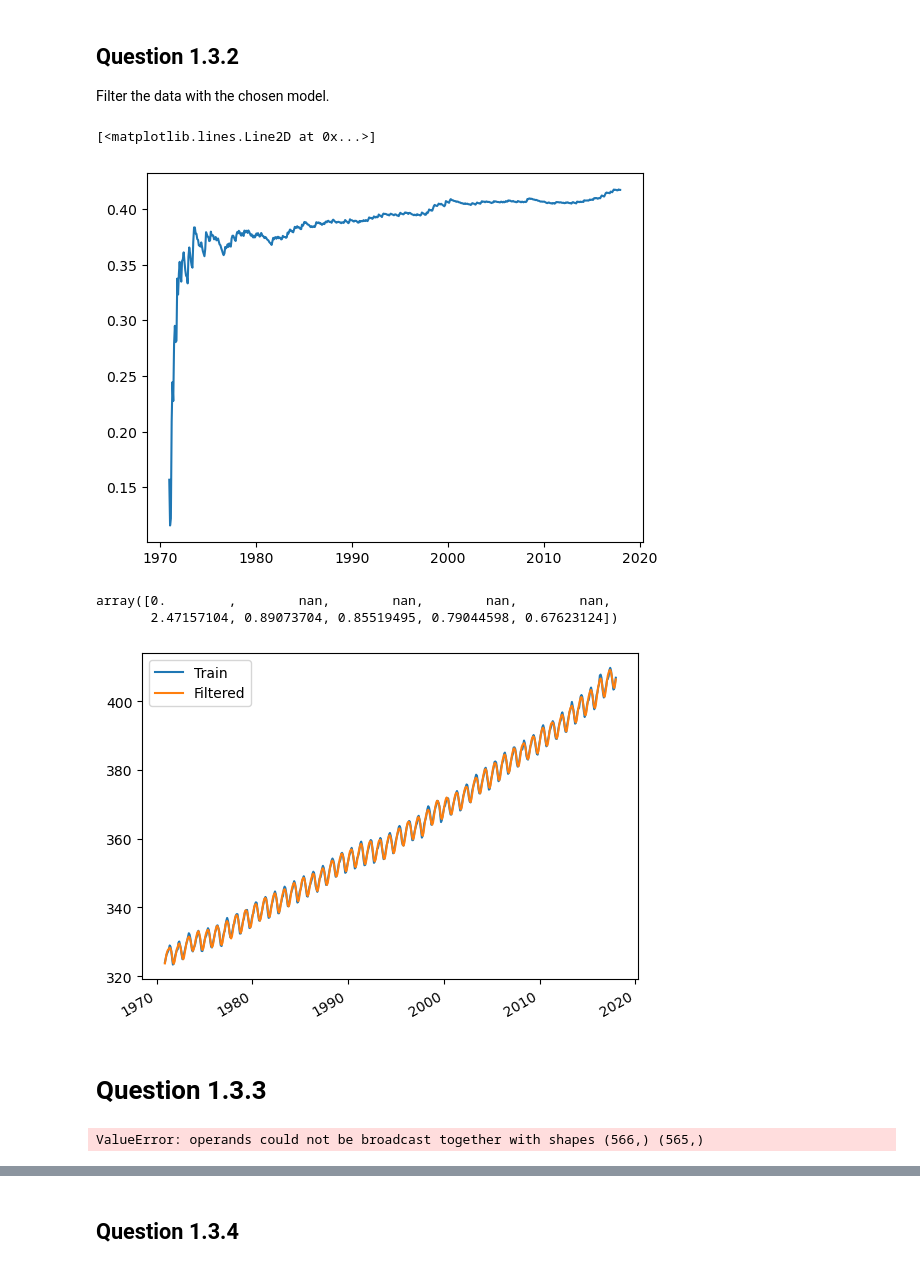
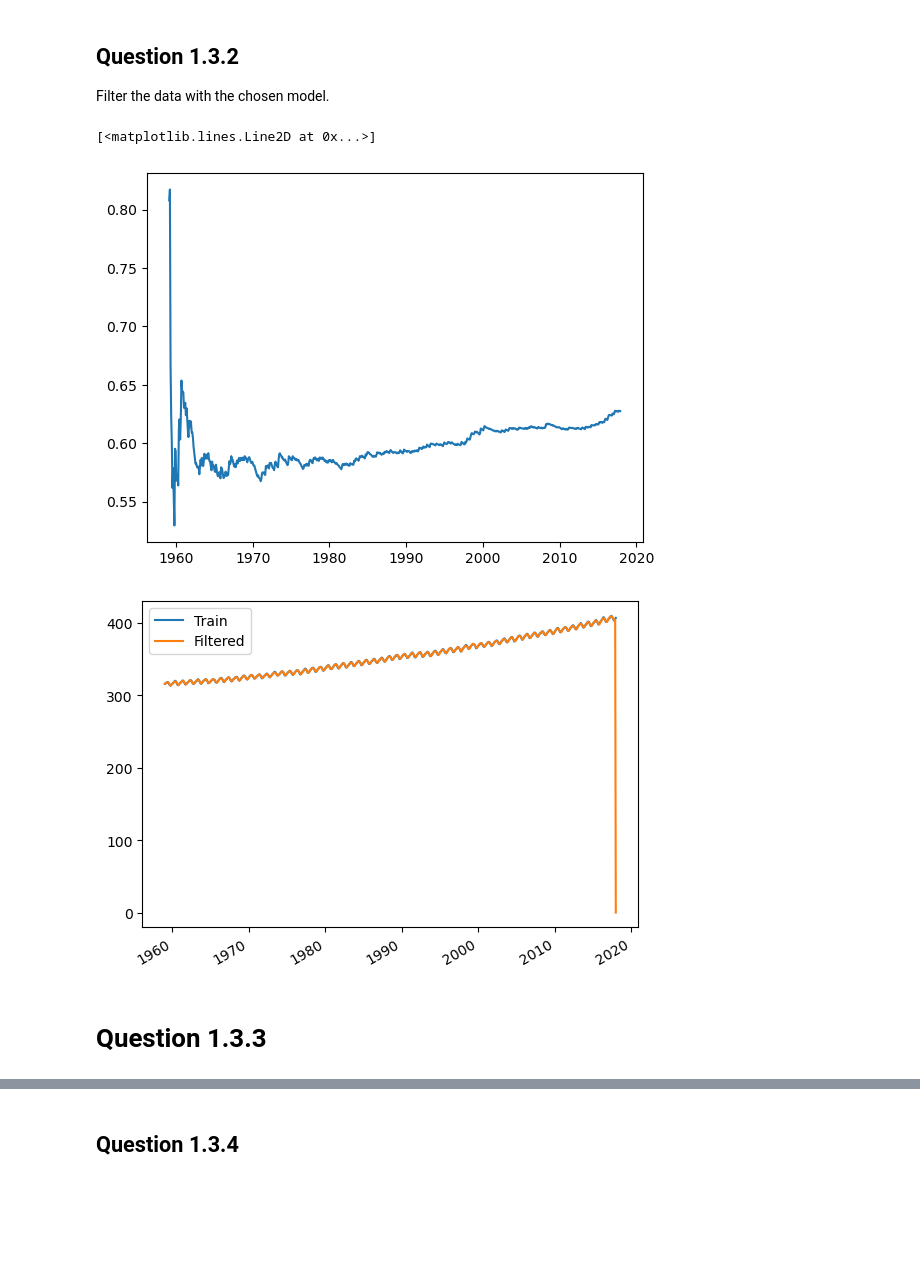
Before and after one commit to volesen/time-series-analysis, a Jupyter notebook: assignment1/assignment1.ipynb, the cells around one changed output, grey strips where cells are left out. Cells and saved outputs as stored; diff of their text form; code cells hidden in the pictures; blank space fills up the shorter version.

```diff
--- a/assignment1/assignment1.ipynb
+++ b/assignment1/assignment1.ipynb
@@ -7,7 +7,7 @@ import matplotlib.pyplot as plt
 import seaborn as sns
 import scipy
 # %%
-df = pd.read_csv('./a/A1_co2.txt', sep='\t')
+df = pd.read_csv('./A1_co2.txt', sep=' ')
 df.head()
 # %% [output]
 |  | year | month | time | co2 |
@@ -241,18 +241,19 @@ h_i = np.zeros((p, 1))
 thetas = np.zeros((N, p))
 sigmas = np.zeros(N)
 
-pred_var = np.zeros(N)
+y_pred = np.zeros(N)
+scaled_residuals = np.zeros(N)
+one_step_errors = np.zeros(N)
 
 # Burn in
 for i in range(BURN_IN):
     F_i = F_i + lambda_**i * f(-i) @ f(-i).T
-
     h_i = lambda_ * L_inv @ h_i + f_0 * y_train[i]
 
 # Iterative filtering
-for i in range(BURN_IN, N):
-
+for i in range(BURN_IN, N-1):
     # Update the filter parameters
+    F_old = F_i
     F_i = F_i + lambda_**i * f(-i) @ f(-i).T
 
     h_i = lambda_ * L_inv @ h_i + f_0 * y_train[i]
@@ -263,49 +264,33 @@ for i in range(BURN_IN, N):
 
     # Filtered value
     y_filtered[i] = f_0.T @ theta_i
+    y_pred[i] = f_1.T @ theta_i
 
+    one_step_errors[i] = y_train[i+1] - y_pred[i]
     # Predictive variance
-    pred_var[i] = 1 + f_1.T @ np.linalg.inv(F_i) @ f_1
+    scaled_residuals[i] = one_step_errors[i]**2 / (1 + f_1.T @ np.linalg.inv(F_i) @ f_1)
 
-    residuals = y_filtered[BURN_IN:i] - y_train[BURN_IN:i]
-
-    var = np.sum(residuals**2/pred_var[BURN_IN:i])
-
-    sigmas[i] = np.sqrt(var/(i - BURN_IN))
+    sigmas[i] = np.sqrt(np.sum(scaled_residuals[BURN_IN:i]) / (i - BURN_IN))
 # %%
-plt.plot(train["time"][BURN_IN:], sigmas[BURN_IN:])
+plt.plot(train["time"][BURN_IN+1:-1], sigmas[BURN_IN+1:-1], label="Residuals")
 # %% [output]
 [<matplotlib.lines.Line2D at 0x...>]
-[figure, old version]
+[figure, new version]
-# %%
-sigmas[BURN_IN:BURN_IN+10]
-# %% [output]
-array([0.        ,        nan,        nan,        nan,        nan,
-       2.47157104, 0.89073704, 0.85519495, 0.79044598, 0.67623124])
 # %%
 fig, ax = plt.subplots()
 
 ax.plot(train["time"][BURN_IN:], train["co2"][BURN_IN:], label="Train")
 ax.plot(train["time"][BURN_IN:], y_filtered[BURN_IN:], label="Filtered")
-
 ax.legend()
 
 fig.autofmt_xdate()
-
 fig.show()
 # %% [output]
-[figure, old version]
+[figure, new version]
 # %% [markdown]
 # Question 1.3.3
 # %%
 residuals = y_train[BURN_IN:] - y_filtered[BURN_IN:]
-# %%
-# Cumulative mean
-cum_mean = np.cumsum(residuals) / np.arange(1, N - BURN_IN)
-
-plt.plot(cum_mean)
-# %% [output]
-ValueError: operands could not be broadcast together with shapes (566,) (565,)
 # %%
 fig, ax = plt.subplots()
 
```
Also changed, not shown: parts of 16 cells of this notebook.
